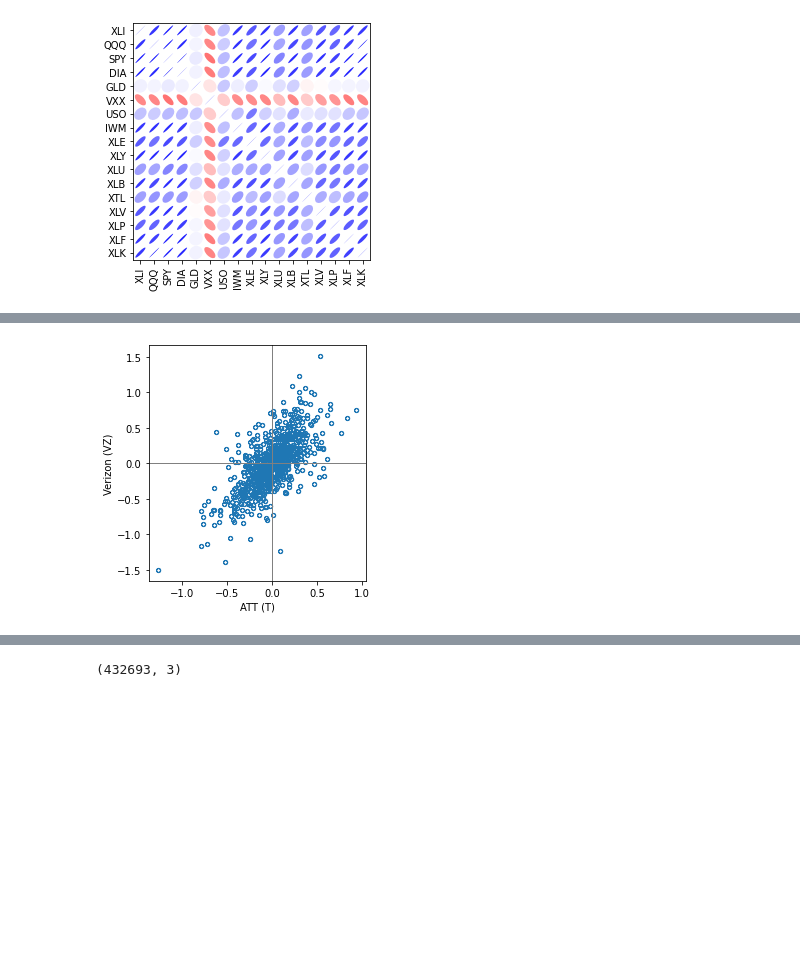
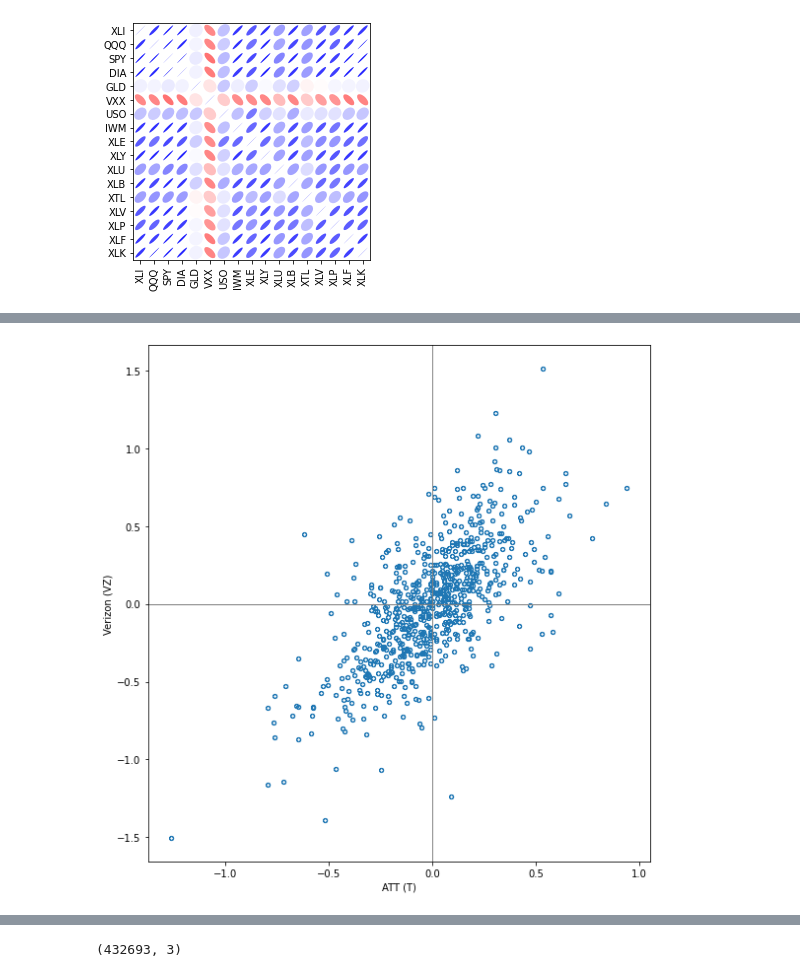
Before and after one commit to pmayd/practical-statistics-for-data-scientists, a Jupyter notebook: python/notebooks/Chapter 1 - Exploratory Data Analysis.ipynb, the cells around one changed output, grey strips where cells are left out. Cells and saved outputs as stored; diff of their text form; code cells hidden in the pictures; blank space fills up the shorter version.

```diff
--- a/python/notebooks/Chapter 1 - Exploratory Data Analysis.ipynb
+++ b/python/notebooks/Chapter 1 - Exploratory Data Analysis.ipynb
@@ -563,11 +733,12 @@ Simple scatterplots are supported by _pandas_. Specifying the marker as `$\u25EF
 # %%
-ax = telecom.plot.scatter(x='T', y='VZ', figsize=(4, 4), marker='$\u25EF$')
+# Figure 1-7
+ax = telecom.plot.scatter(x='T', y='VZ', figsize=(8, 8), marker='$\u25EF$')
 ax.set_xlabel('ATT (T)')
 ax.set_ylabel('Verizon (VZ)')
 ax.axhline(0, color='grey', lw=1)
 ax.axvline(0, color='grey', lw=1)
 
 plt.tight_layout()
 plt.show()
 # %% [output]
-[figure, old version]
+[figure, new version]
```
Also changed, not shown: parts of 70 cells of this notebook.
